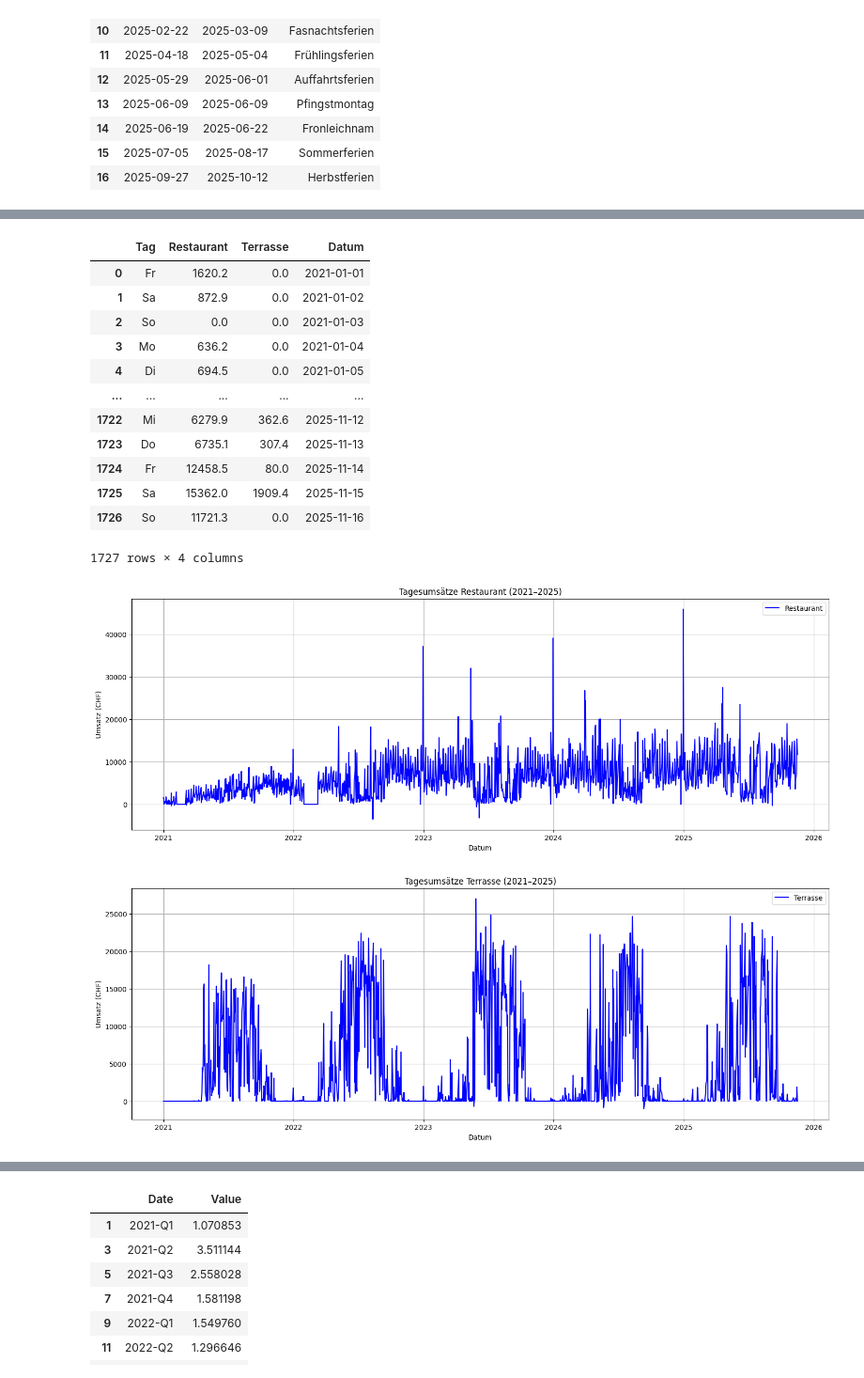
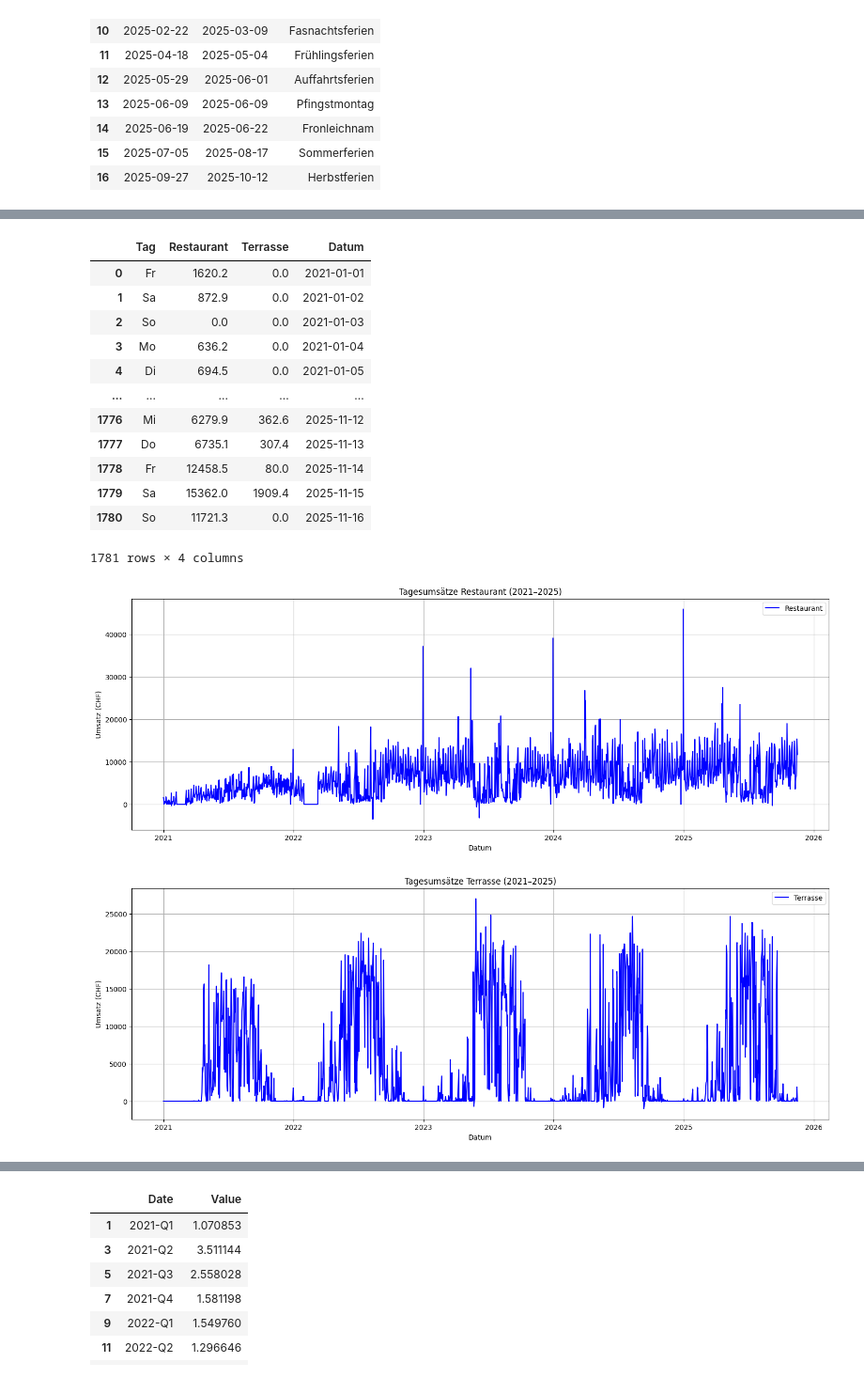
Before and after one commit to Luggias/DSF_Group_Project, a Jupyter notebook: data_handling.ipynb, the cells around one changed output, grey strips where cells are left out. Shown: that part at 94% size. Drawn from its saved outputs; the diff is of its cells as text; code cells hidden in the pictures.

```diff
--- a/data_handling.ipynb
+++ b/data_handling.ipynb
@@ -306,7 +227,7 @@ def to_float(x):
     return float(x)
 
 # Echte Tageszeilen
-tage = ['Mo','Di','Mi','Do','Fr','Sa','So']
+tage = ['Mo','Di','Mi','Do','Fr','Sa','So', 'Mo.','Di.','Mi.','Do.','Fr.','Sa.','So.','DI'] # include all exceptions made in excel in regards to naming
 
 for year in years:
     file_path = file_path_template.format(year=year)
@@ -354,42 +275,42 @@ display(final_df)
 
 
 # Datum als Index setzen für einfaches Plotten
-final_df = final_df.sort_values('Datum')  # sicherstellen, dass die Daten chronologisch sind
-final_df.set_index('Datum', inplace=True)
+final_df_plots = final_df.sort_values('Datum')  # sicherstellen, dass die Daten chronologisch sind
+final_df_plots.set_index('Datum', inplace=True)
 
 
 # Restaurant Umsatz
 plt.figure(figsize=(18,6))
-plt.plot(final_df.index, final_df['Restaurant'], label='Restaurant', color='blue')
+plt.plot(final_df_plots.index, final_df_plots['Restaurant'], label='Restaurant', color='blue')
 plt.title("Tagesumsätze Restaurant (2021–2025)")
 plt.xlabel("Datum")
 plt.ylabel("Umsatz (CHF)")
 plt.legend()
 plt.grid(True)
 plt.show()
 
 # Terrasse Umsatz
 plt.figure(figsize=(18,6))
-plt.plot(final_df.index, final_df['Terrasse'], label='Terrasse', color='blue')
+plt.plot(final_df_plots.index, final_df_plots['Terrasse'], label='Terrasse', color='blue')
 plt.title("Tagesumsätze Terrasse (2021–2025)")
 plt.xlabel("Datum")
 plt.ylabel("Umsatz (CHF)")
 plt.legend()
 plt.grid(True)
 plt.show()
 # %% [output]
 |  | Tag | Restaurant | Terrasse | Datum |
 | 0 | Fr | 1620.2 | 0.0 | 2021-01-01 |
 | 1 | Sa | 872.9 | 0.0 | 2021-01-02 |
 | 2 | So | 0.0 | 0.0 | 2021-01-03 |
 | 3 | Mo | 636.2 | 0.0 | 2021-01-04 |
 | 4 | Di | 694.5 | 0.0 | 2021-01-05 |
 | ... | ... | ... | ... | ... |
-| 1722 | Mi | 6279.9 | 362.6 | 2025-11-12 |
-| 1723 | Do | 6735.1 | 307.4 | 2025-11-13 |
-| 1724 | Fr | 12458.5 | 80.0 | 2025-11-14 |
-| 1725 | Sa | 15362.0 | 1909.4 | 2025-11-15 |
-| 1726 | So | 11721.3 | 0.0 | 2025-11-16 |
+| 1776 | Mi | 6279.9 | 362.6 | 2025-11-12 |
+| 1777 | Do | 6735.1 | 307.4 | 2025-11-13 |
+| 1778 | Fr | 12458.5 | 80.0 | 2025-11-14 |
+| 1779 | Sa | 15362.0 | 1909.4 | 2025-11-15 |
+| 1780 | So | 11721.3 | 0.0 | 2025-11-16 |
-1727 rows × 4 columns
+1781 rows × 4 columns
-[figure, old version]
+[figure, new version]
-[figure, old version]
+[figure, new version]
```
Also changed, not shown: parts of 11 cells of this notebook, 3 other files.
